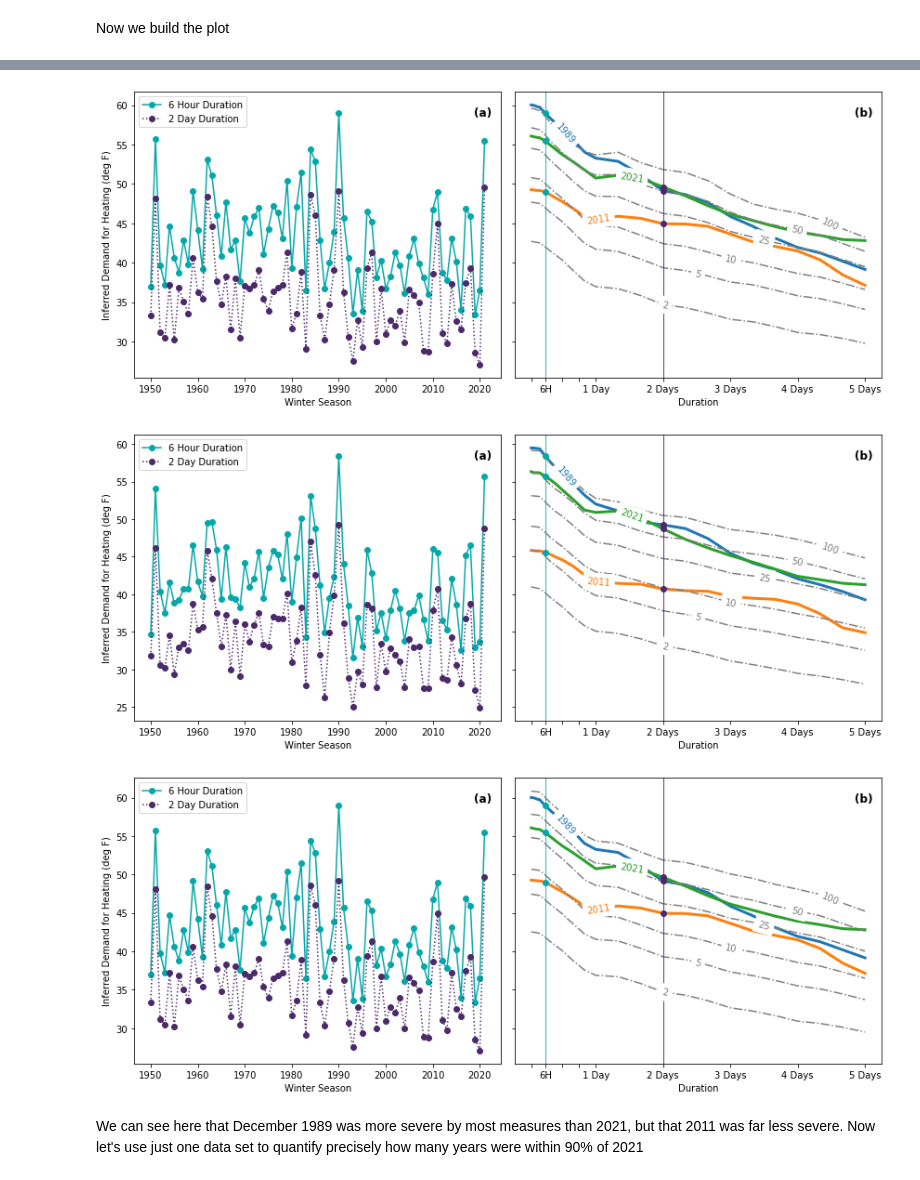
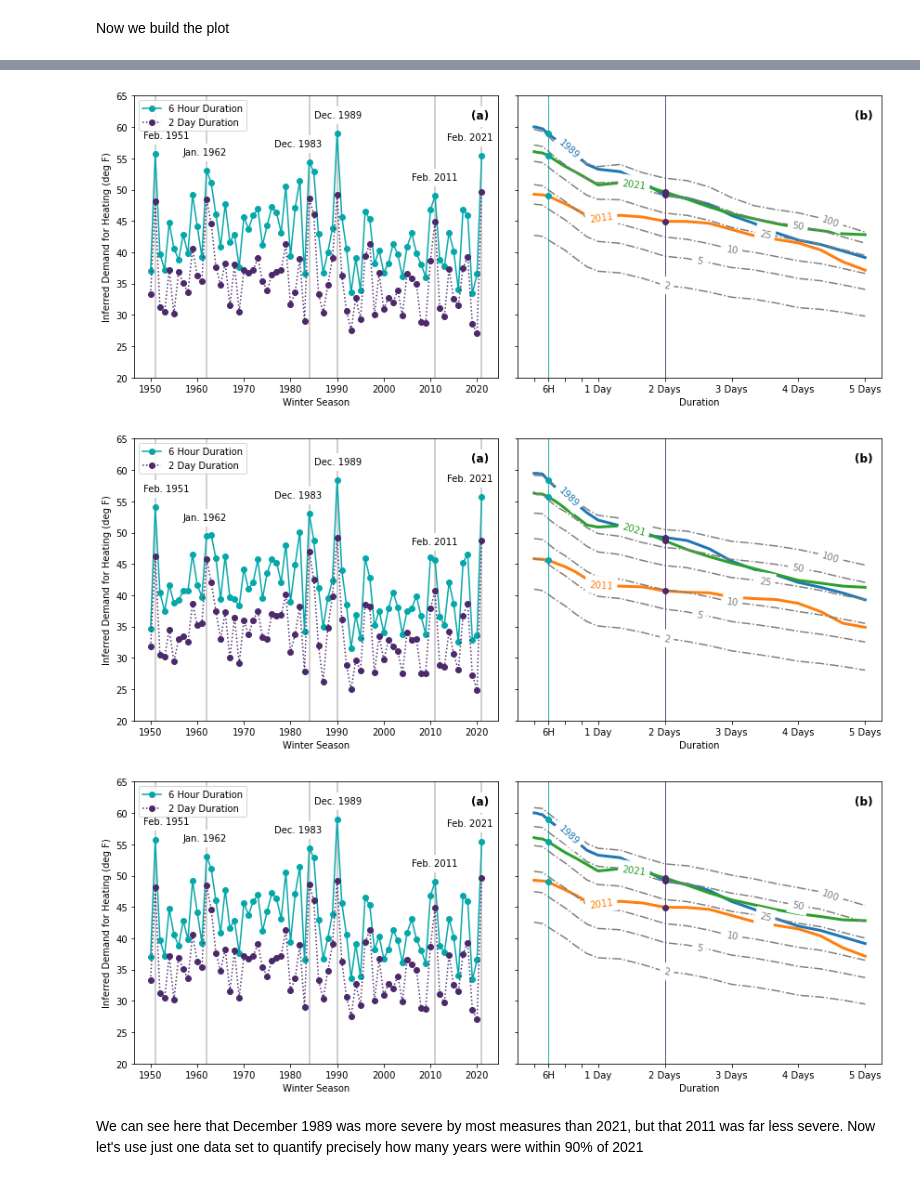
Before and after one commit to jdossgollin/2021-TXtreme, a Jupyter notebook: scripts/hdd_idf.ipynb, the cells around one changed output, grey strips where cells are left out. Cells and saved outputs as stored; diff of their text form; code cells hidden in the pictures.

```diff
--- a/scripts/hdd_idf.ipynb
+++ b/scripts/hdd_idf.ipynb
@@ -97,6 +98,22 @@ for obs, return_level, fname in plot_info:
 
     # Plot Time Series
     ax = axes[0]
+
+    # add pointers to events referenced in the text
+    for storm_year, storm_name, xshift in zip(
+        [1951, 1962, 1984, 1990, 2011, 2021],
+        ["Feb. 1951", "Jan. 1962", "Dec. 1983", "Dec. 1989", "Feb. 2011", "Feb. 2021"],
+        [-2.5, -5, -7.5, -5, -5, -7.5],
+    ):
+        storm_y = obs.sel(duration=6, year_eff=storm_year)
+        ax.axvline(storm_year, c="gray", alpha=0.5)
+        ax.annotate(
+            storm_name,
+            xy=(storm_year, storm_y),
+            xytext=(storm_year + xshift, storm_y + 2.5),
+            backgroundcolor="white",
+        )
+
     obs.sel(duration=6).plot(
         ax=ax, label="6 Hour Duration", color="#05A8AA", marker="o"
     )
@@ -107,6 +124,7 @@ for obs, return_level, fname in plot_info:
     ax.legend(loc="upper left")
     ax.set_title("")
     ax.set_xlabel("Winter Season")
+    ax.set_ylim([20, 65])  # for consistency
 
     # Plot IDF CURVE
     ax = axes[1]
@@ -168,6 +186,6 @@ for obs, return_level, fname in plot_info:
-[figure, old version]
+[figure, new version]
-[figure, old version]
+[figure, new version]
-[figure, old version]
+[figure, new version]
 # %% [markdown]
 We can see here that December 1989 was more severe by most measures than 2021, but that 2011 was far less severe.
 Now let's use just one data set to quantify precisely how many years were within 90% of 2021
```
Also changed, not shown: parts of 11 cells of this notebook, 6 other files.
